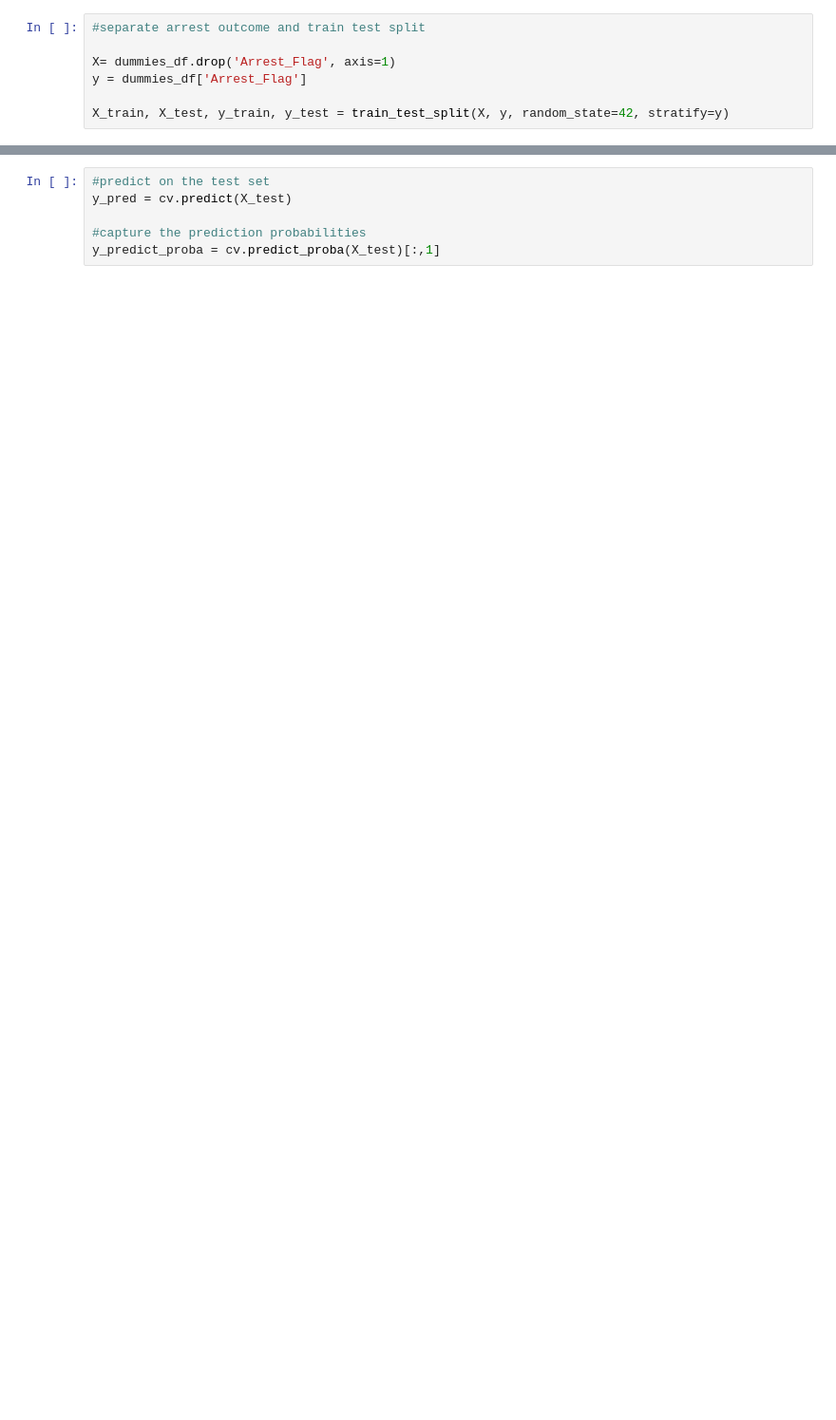
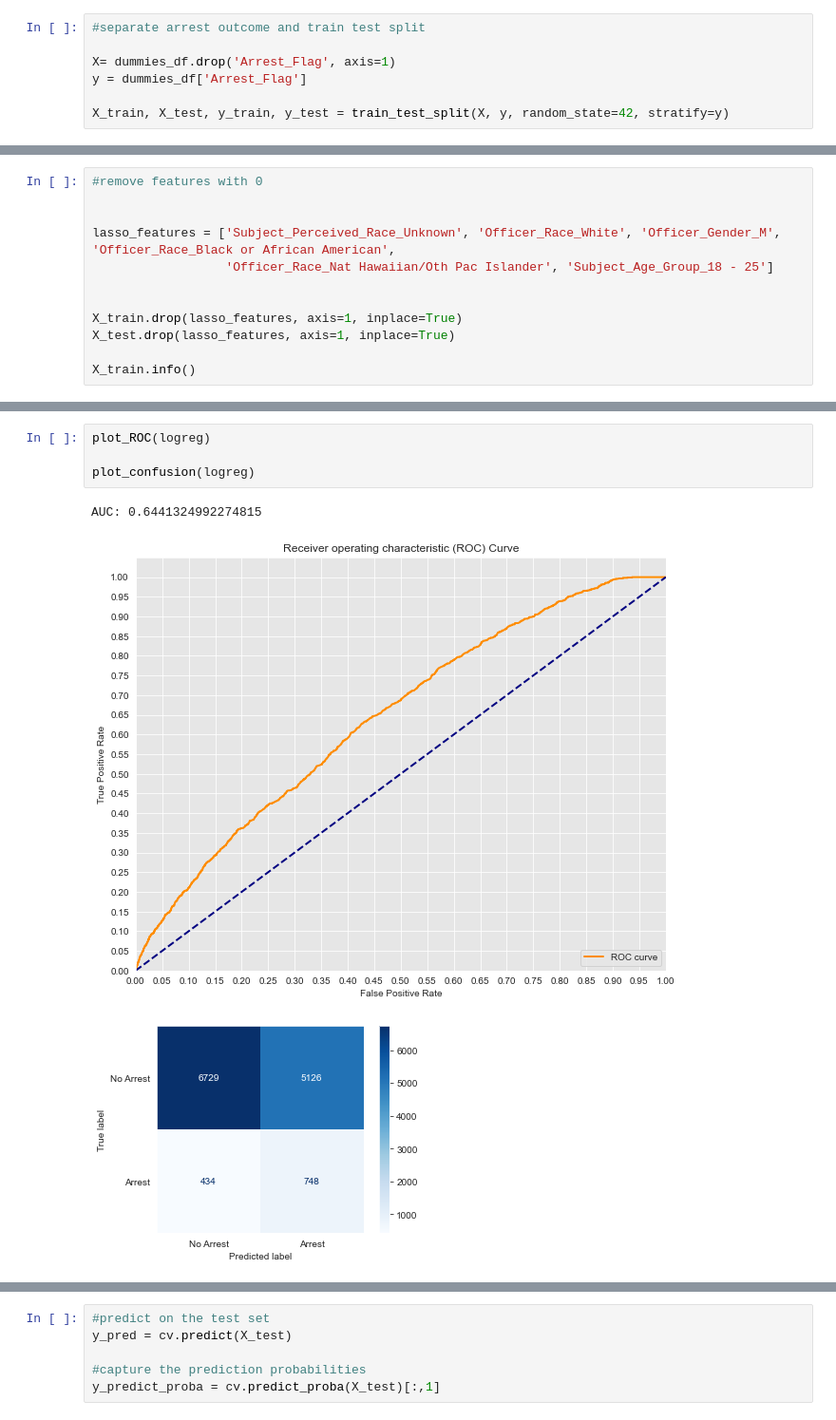
Before and after one commit to shadel96/dsc-Terry_Stops_Analysis, a Jupyter notebook: terry_models.ipynb, the cells around one changed output, grey strips where cells are left out. Shown at 95% size. Drawn from its saved outputs; the diff is of its cells as text; blank space fills up the shorter version.

```diff
--- a/terry_models.ipynb
+++ b/terry_models.ipynb
@@ -83,0 +204,12 @@ X_train, X_test, y_train, y_test = train_test_split(X, y, random_state=42, strat
+# %%
+#remove features with 0
+
+
+lasso_features = ['Subject_Perceived_Race_Unknown', 'Officer_Race_White', 'Officer_Gender_M', 'Officer_Race_Black or African American',
+                  'Officer_Race_Nat Hawaiian/Oth Pac Islander', 'Subject_Age_Group_18 - 25']
+
+
+X_train.drop(lasso_features, axis=1, inplace=True)
+X_test.drop(lasso_features, axis=1, inplace=True)
+
+X_train.info()
@@ -182,0 +274,8 @@ Please also refer to the documentation for alternative solver options:
+# %%
+plot_ROC(logreg)
+
+plot_confusion(logreg)
+# %% [output]
+AUC: 0.6441324992274815
+[figure, added]
+[figure, added]
```
Also changed, not shown: parts of 49 cells of this notebook.
